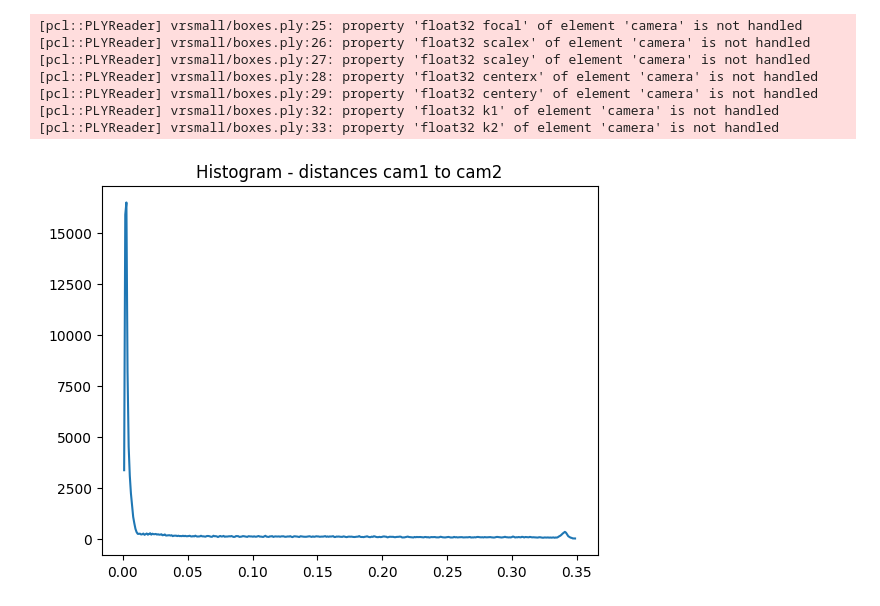
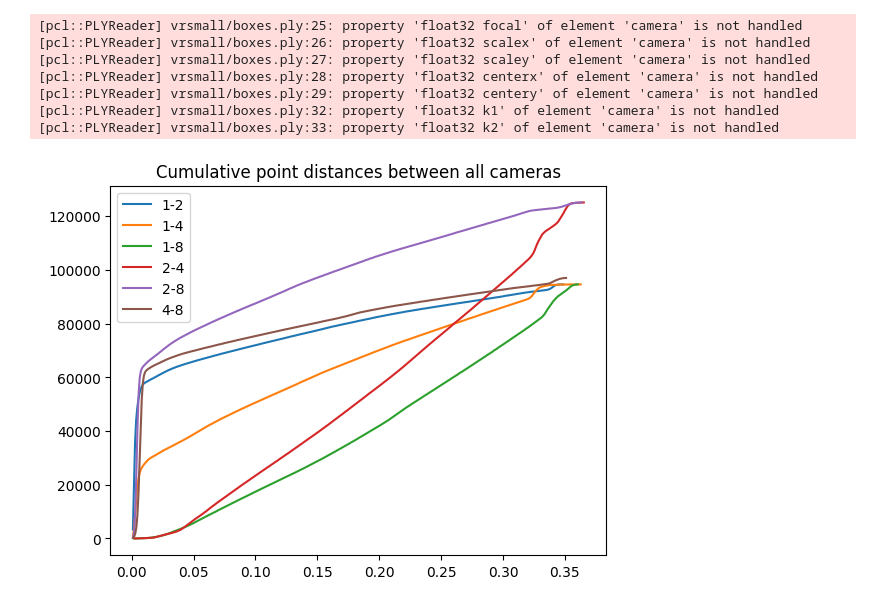
Before and after one commit to cwi-dis/cwipc_test, a Jupyter notebook: pointcloud-registration-test/kdtree_test.ipynb, the cells around one changed output. Saved outputs shown, nothing was run; the diff lists cells and outputs as text; code cells hidden in the pictures.

Commit message:
Plot per-camera-pair cumulative distance histogram.

```diff
--- a/pointcloud-registration-test/kdtree_test.ipynb
+++ b/pointcloud-registration-test/kdtree_test.ipynb
@@ -73,8 +77,12 @@ histogram_1to4, edges_1to4 = np.histogram(dists_1to4, bins=400)
 # %%
 histogram_1to8, edges_1to8 = np.histogram(dists_1to8, bins=400)
+cumsum_1to8 = np.cumsum(histogram_1to8)
 # %%
 histogram_2to4, edges_2to4 = np.histogram(dists_2to4, bins=400)
+cumsum_2to4 = np.cumsum(histogram_2to4)
 # %%
 histogram_2to8, edges_2to8 = np.histogram(dists_2to8, bins=400)
+cumsum_2to8 = np.cumsum(histogram_2to8)
 # %%
 histogram_4to8, edges_4to8 = np.histogram(dists_4to8, bins=400)
+cumsum_4to8 = np.cumsum(histogram_4to8)
@@ -83,6 +89,13 @@ from matplotlib import pyplot as plt
 # %%
-plt.plot(edges_1to2[1:], histogram_1to2)
-plt.title("Histogram - distances cam1 to cam2")
+plt.plot(edges_1to2[1:], cumsum_1to2, label="1-2")
+plt.plot(edges_1to4[1:], cumsum_1to4, label="1-4")
+plt.plot(edges_1to8[1:], cumsum_1to8, label="1-8")
+plt.plot(edges_2to4[1:], cumsum_2to4, label="2-4")
+plt.plot(edges_2to8[1:], cumsum_2to8, label="2-8")
+plt.plot(edges_4to8[1:], cumsum_4to8, label="4-8")
+plt.title("Cumulative point distances between all cameras")
+plt.legend()
+plt.savefig("cumdist.png")
 plt.show()
 # %% [output]
-[figure, old version]
+[figure, new version]
```
Also changed, not shown: parts of 5 cells of this notebook.
